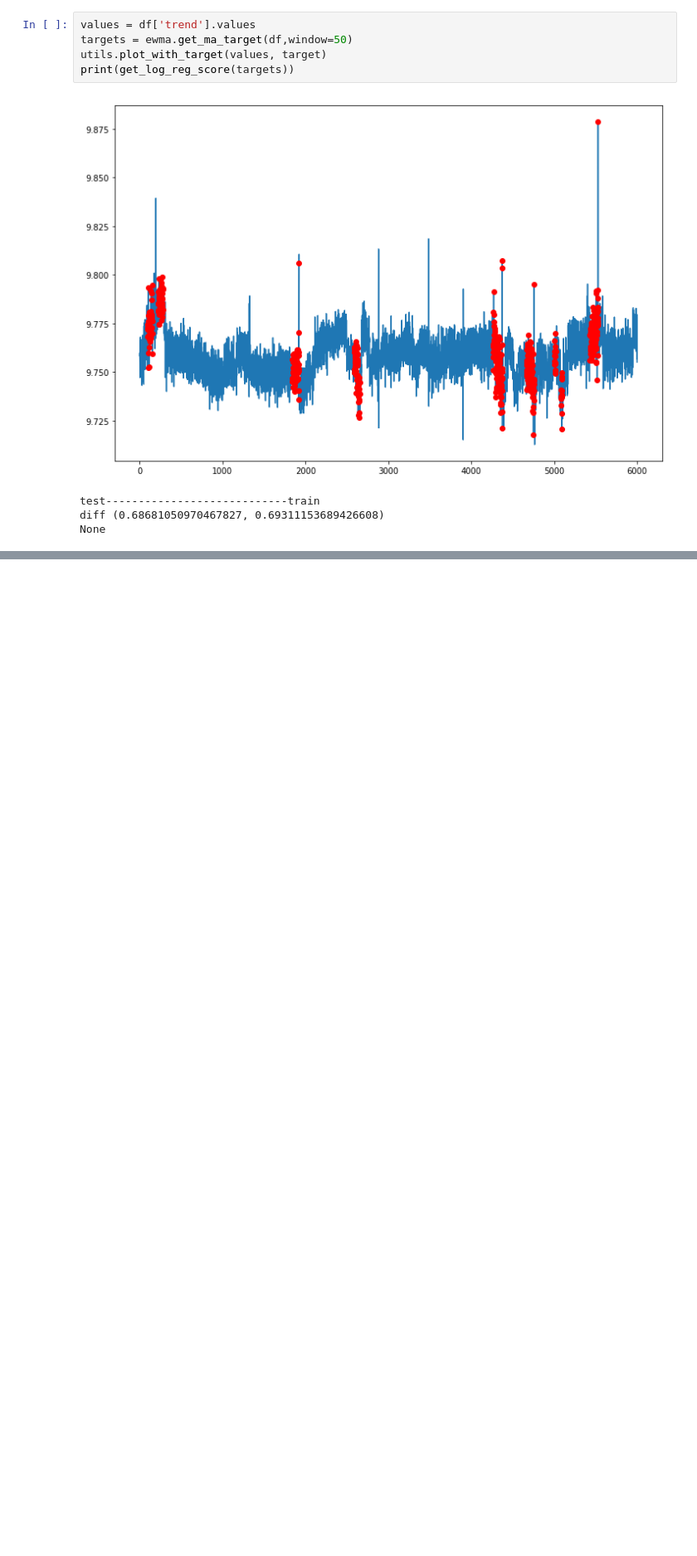
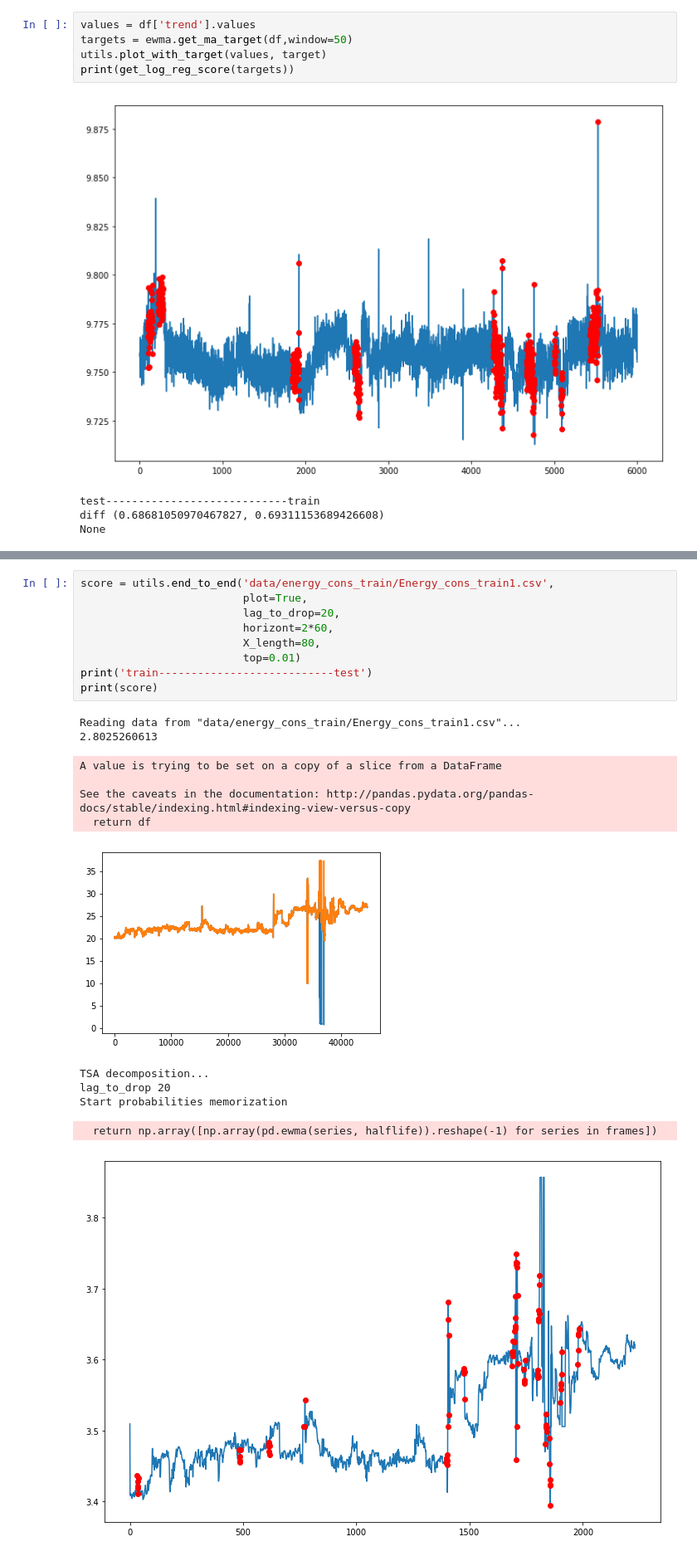
Before and after one commit to ale3otik/GlobalChangersSibur, a Jupyter notebook: notebook2.ipynb, the cells around one changed output, grey strips where cells are left out. Shown at 83% size. Cells and saved outputs as stored; diff of their text form; blank space fills up the shorter version.

```diff
--- a/notebook2.ipynb
+++ b/notebook2.ipynb
@@ -114,0 +154,22 @@ None
+# %%
+score = utils.end_to_end('data/energy_cons_train/Energy_cons_train1.csv',
+                         plot=True,
+                         lag_to_drop=20,
+                         horizont=2*60,
+                         X_length=80,
+                         top=0.01)
+print('train---------------------------test')
+print(score)
+# %% [output]
+Reading data from "data/energy_cons_train/Energy_cons_train1.csv"...
+2.8025260613
+A value is trying to be set on a copy of a slice from a DataFrame
+
+See the caveats in the documentation: http://pandas.pydata.org/pandas-docs/stable/indexing.html#indexing-view-versus-copy
+  return df
+[figure, added]
+TSA decomposition...
+lag_to_drop 20
+Start probabilities memorization
+  return np.array([np.array(pd.ewma(series, halflife)).reshape(-1) for series in frames])
+[figure, added]
```
Also changed, not shown: parts of 6 cells of this notebook, 2 other files.
